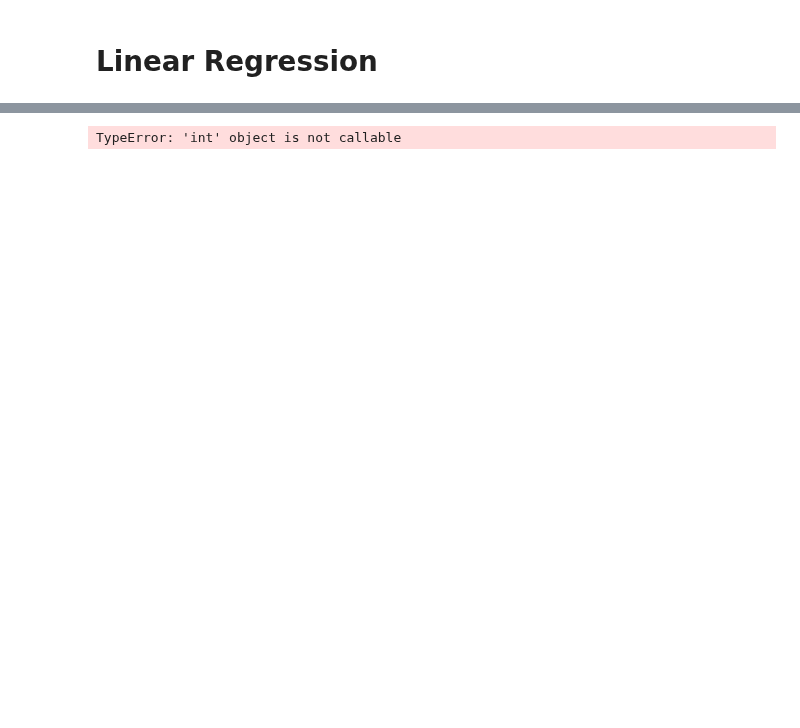
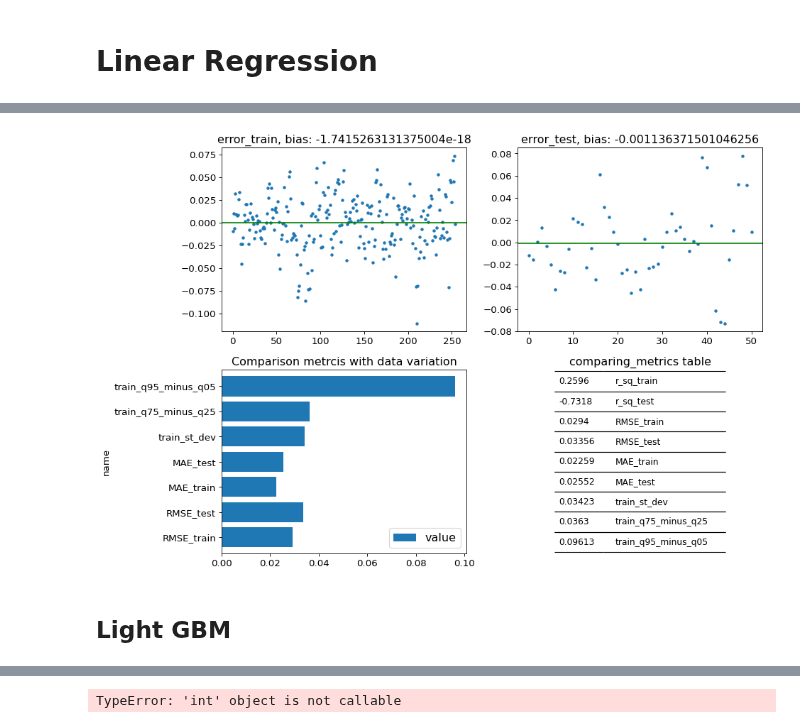
Before and after one commit to dany-kuznetsov/trade_get_news_true_way, a Jupyter notebook: model_pipeline.ipynb, the cells around one changed output, grey strips where cells are left out. Saved outputs shown, nothing was run; the diff lists cells and outputs as text; code cells hidden in the pictures; blank space fills up the shorter version.

```diff
--- a/model_pipeline.ipynb
+++ b/model_pipeline.ipynb
@@ -213,0 +363,9 @@ plt.scatter(y_train, train_pred)
+# %%
+comparing_metrics = eval_model_predictions_regression_problem(
+    y_train, train_pred, y_test, test_pred,
+    need_plots=True
+)
+# %% [output]
+[figure, added]
+# %% [markdown]
+## Light GBM
```
Also changed, not shown: parts of 37 cells of this notebook, 5 other files.
